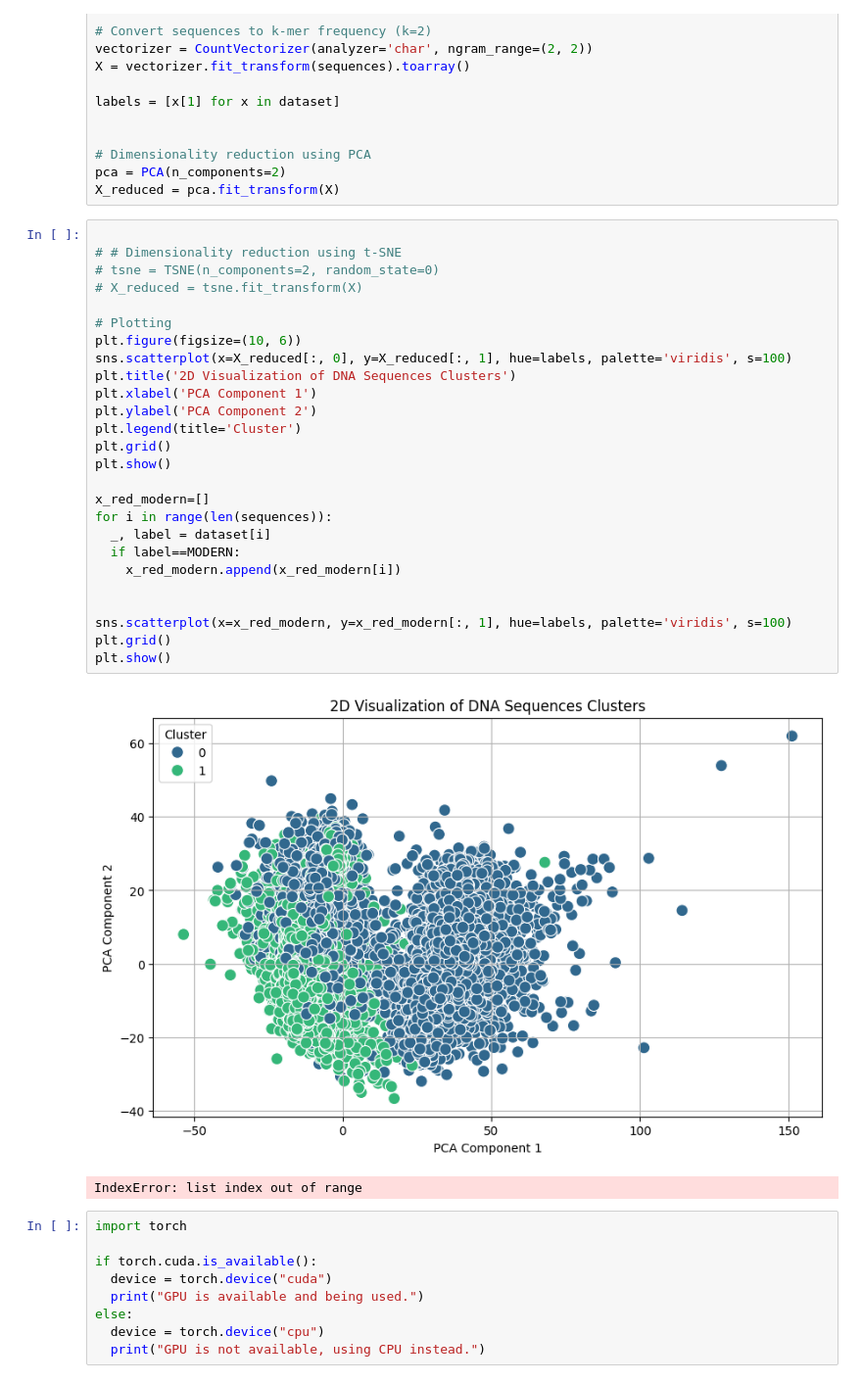
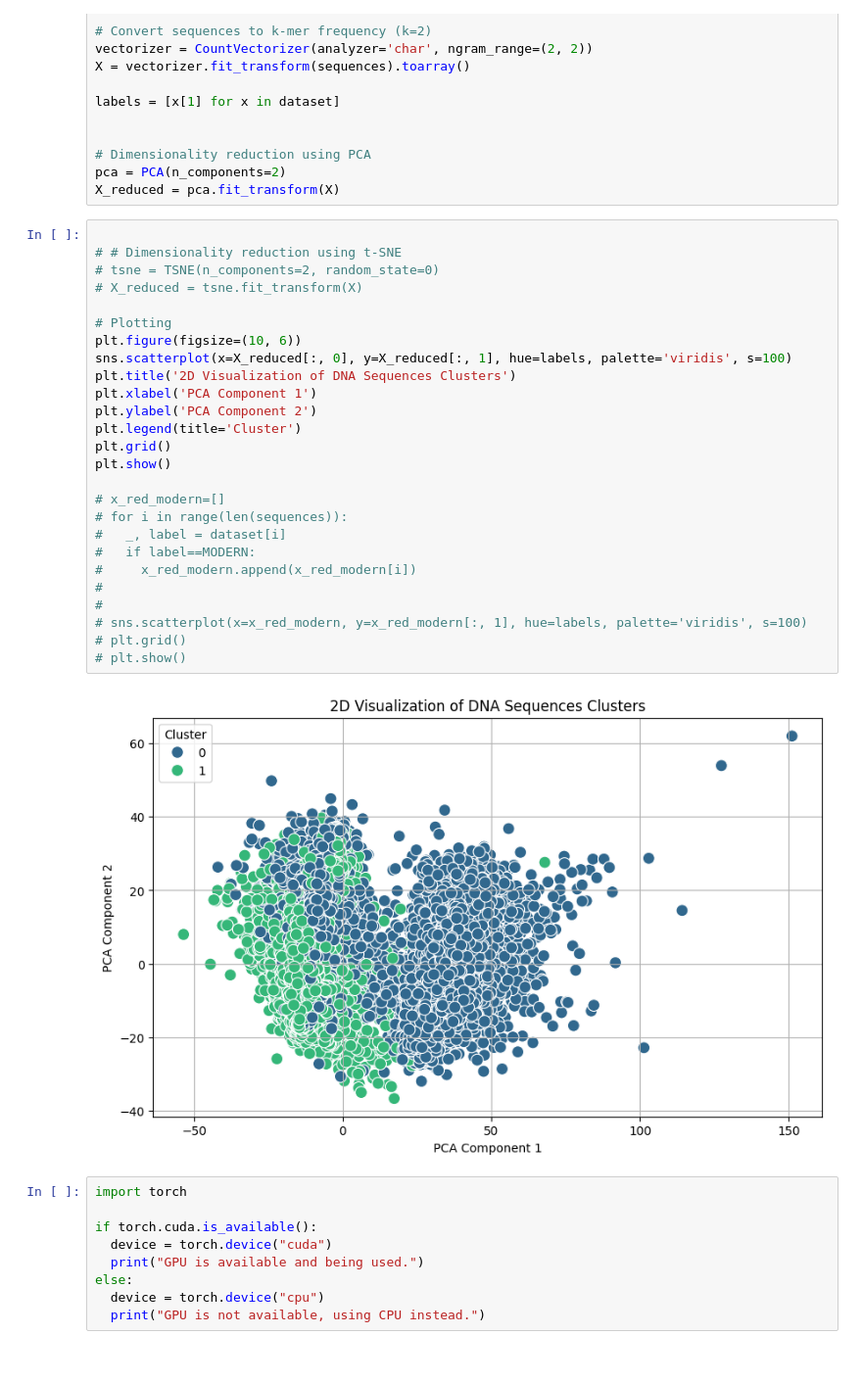
Before and after one commit to BlastOfMihh/Thrill, a Jupyter notebook: transformer.ipynb, the cells around one changed output. Shown: that part at 98% size. Cells and saved outputs as stored; diff of their text form.

```diff
--- a/transformer.ipynb
+++ b/transformer.ipynb
@@ -110,32 +110,31 @@ X_reduced = pca.fit_transform(X)
 # %%
 
 # # Dimensionality reduction using t-SNE
 # tsne = TSNE(n_components=2, random_state=0)
 # X_reduced = tsne.fit_transform(X)
 
 # Plotting
 plt.figure(figsize=(10, 6))
 sns.scatterplot(x=X_reduced[:, 0], y=X_reduced[:, 1], hue=labels, palette='viridis', s=100)
 plt.title('2D Visualization of DNA Sequences Clusters')
 plt.xlabel('PCA Component 1')
 plt.ylabel('PCA Component 2')
 plt.legend(title='Cluster')
 plt.grid()
 plt.show()
 
-x_red_modern=[]
-for i in range(len(sequences)):
-  _, label = dataset[i]
-  if label==MODERN:
-    x_red_modern.append(x_red_modern[i])
-
-
-sns.scatterplot(x=x_red_modern, y=x_red_modern[:, 1], hue=labels, palette='viridis', s=100)
-plt.grid()
-plt.show()
+# x_red_modern=[]
+# for i in range(len(sequences)):
+#   _, label = dataset[i]
+#   if label==MODERN:
+#     x_red_modern.append(x_red_modern[i])
+#
+#
+# sns.scatterplot(x=x_red_modern, y=x_red_modern[:, 1], hue=labels, palette='viridis', s=100)
+# plt.grid()
+# plt.show()
 # %% [output]
-[figure, old version]
+[figure, new version]
-IndexError: list index out of range
 # %%
 import torch
 
```
Also changed, not shown: parts of 11 cells of this notebook.
